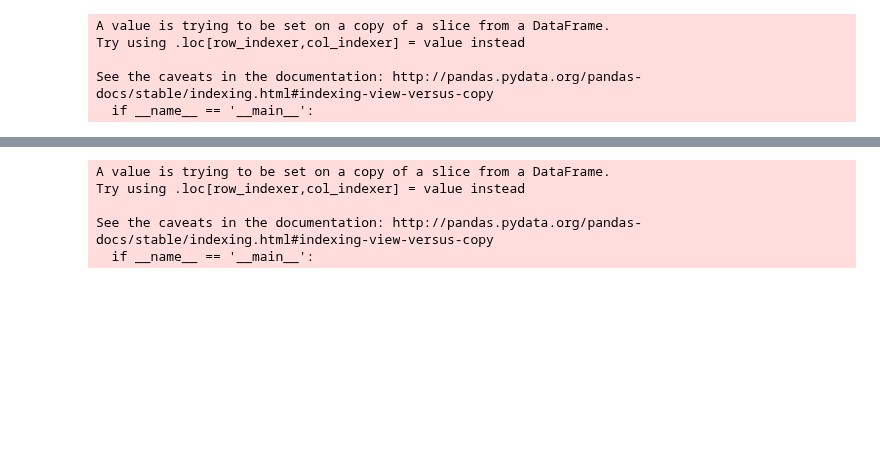
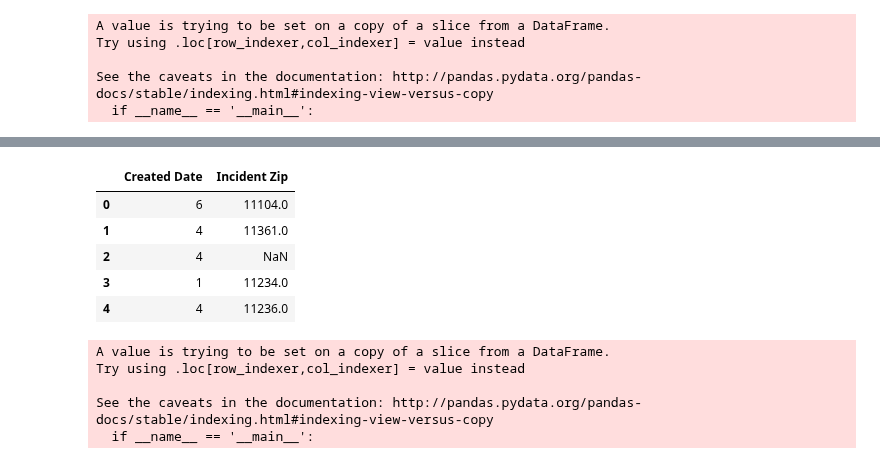
Before and after one commit to ckyko/CSC59970Project, a Jupyter notebook: 311server.ipynb, the cells around one changed output, grey strips where cells are left out. Cells and saved outputs as stored; diff of their text form; code cells hidden in the pictures; blank space fills up the shorter version.

```diff
--- a/311server.ipynb
+++ b/311server.ipynb
@@ -289 +319,10 @@ See the caveats in the documentation: http://pandas.pydata.org/pandas-docs/stabl
+# %%
+data_sample.head()
+# %% [output]
+|  | Created Date | Incident Zip |
+| 0 | 6 | 11104.0 |
+| 1 | 4 | 11361.0 |
+| 2 | 4 | NaN |
+| 3 | 1 | 11234.0 |
+| 4 | 4 | 11236.0 |
 # %%
```
Also changed, not shown: parts of 59 cells of this notebook.
